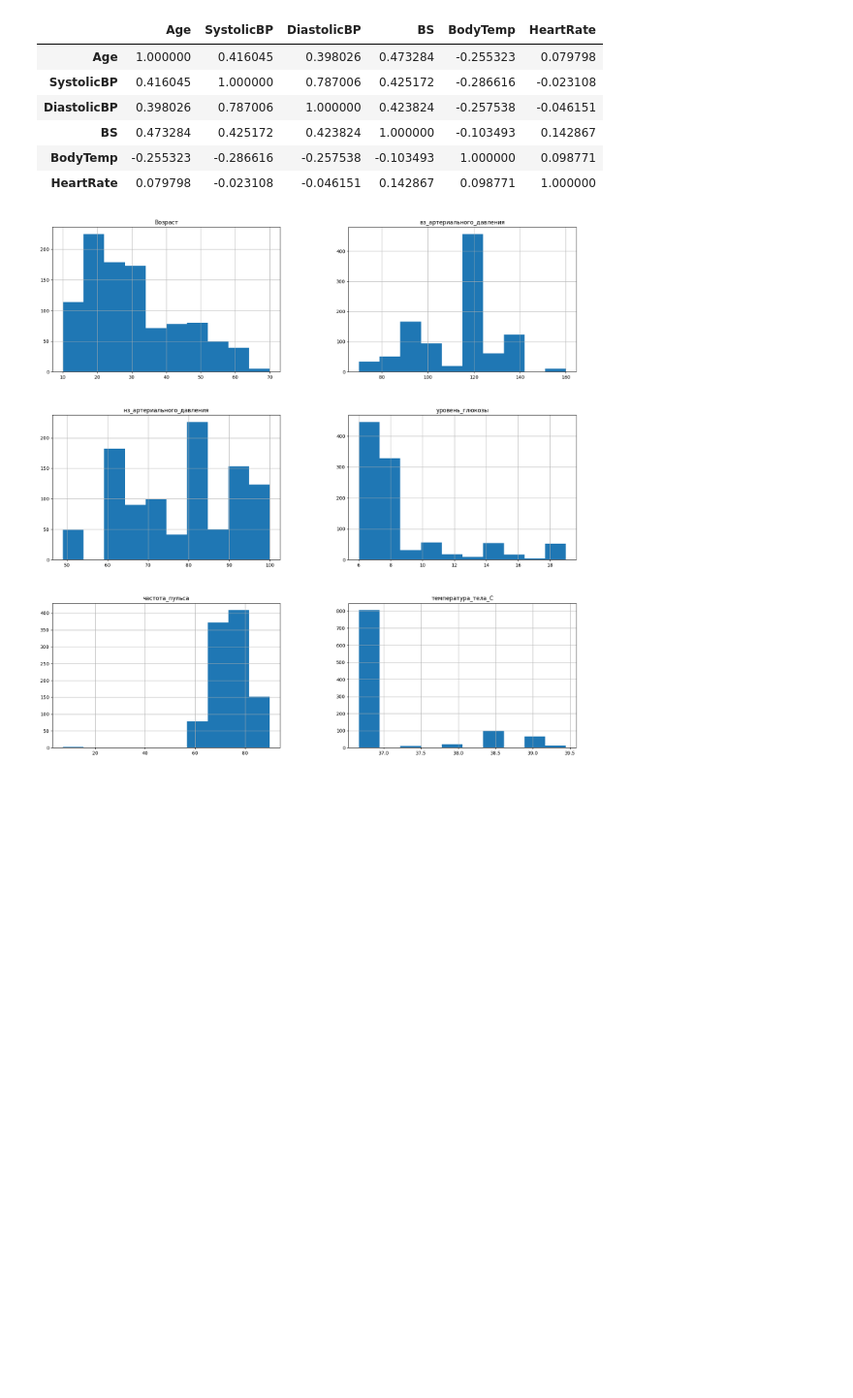
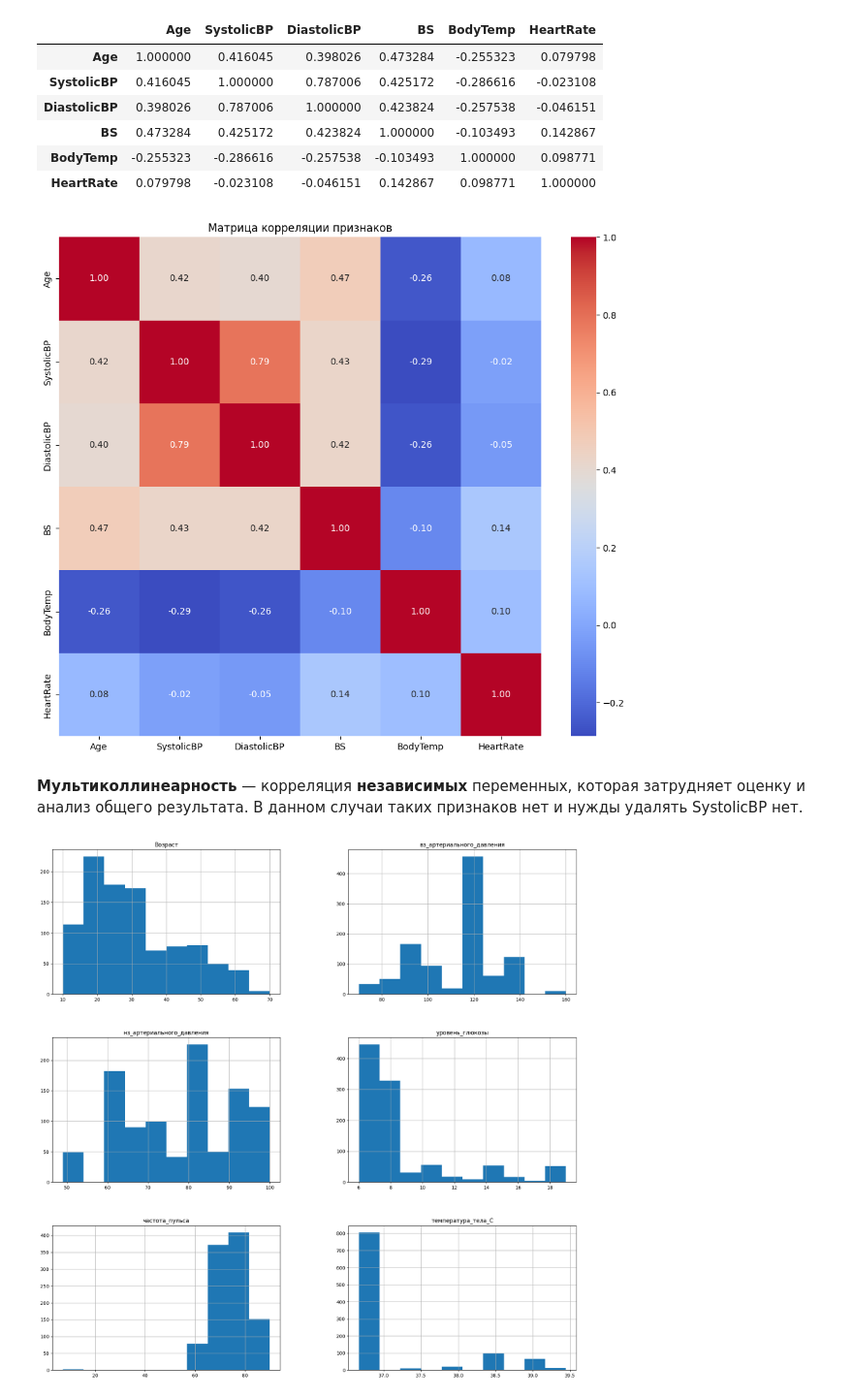
Before and after one commit to ArturGrigo/ArturGrigo, a Jupyter notebook: Тестовое_задание.ipynb, the cells around one changed output. Shown: that part at 97% size. Saved outputs shown, nothing was run; the diff lists cells and outputs as text; code cells hidden in the pictures; blank space fills up the shorter version.

```diff
--- a/Тестовое_задание.ipynb
+++ b/Тестовое_задание.ipynb
@@ -64,7 +76,8 @@ df.head(3)
 | 1 | 35 | 140 | 90 | 13.0 | 98.0 | 70 | high risk |
 | 2 | 29 | 90 | 70 | 8.0 | 100.0 | 80 | high risk |
 # %%
-df[['Age','SystolicBP','DiastolicBP','BS','BodyTemp','HeartRate']].corr()
+features_df = df[['Age','SystolicBP','DiastolicBP','BS','BodyTemp','HeartRate']]
+features_df.corr()
 # %% [output]
 |  | Age | SystolicBP | DiastolicBP | BS | BodyTemp | HeartRate |
 | Age | 1.000000 | 0.416045 | 0.398026 | 0.473284 | -0.255323 | 0.079798 |
@@ -73,6 +86,17 @@ df[['Age','SystolicBP','DiastolicBP','BS','BodyTemp','HeartRate']].corr()
 | BS | 0.473284 | 0.425172 | 0.423824 | 1.000000 | -0.103493 | 0.142867 |
 | BodyTemp | -0.255323 | -0.286616 | -0.257538 | -0.103493 | 1.000000 | 0.098771 |
 | HeartRate | 0.079798 | -0.023108 | -0.046151 | 0.142867 | 0.098771 | 1.000000 |
+# %%
+corr_matrix = features_df.corr()
+plt.figure(figsize=(12, 10))
+sns.heatmap(corr_matrix, annot=True, cmap='coolwarm', fmt=".2f")
+plt.title('Матрица корреляции признаков')
+plt.show()
+# %% [output]
+[figure, added]
+# %% [markdown]
+**Мультиколлинеарность** — корреляция **независимых** переменных, которая затрудняет оценку и анализ общего результата.
+В данном случаи таких признаков нет и нужды удалять SystolicBP нет.
 # %%
 # Переименовываем столбцы для удобства работы с мед терминологией
 df = df.rename(columns={'Age': 'Возраст', 'SystolicBP': 'вз_артериального_давления', 'DiastolicBP': 'нз_артериального_давления',\
```
Also changed, not shown: parts of 32 cells of this notebook.
